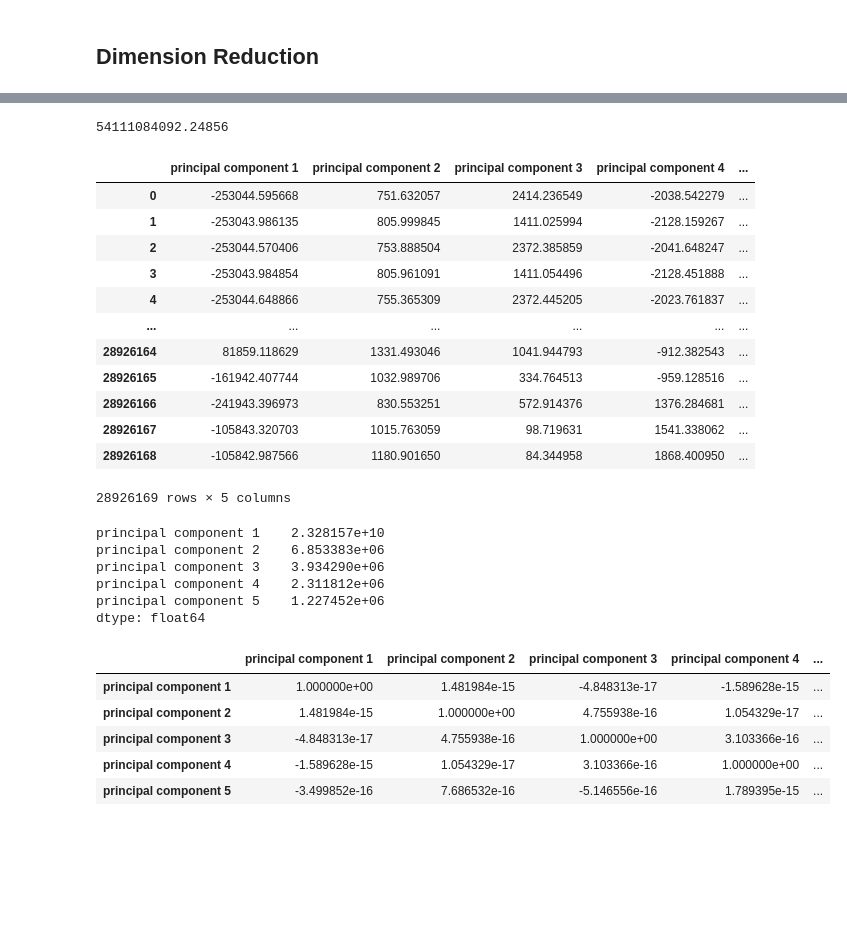
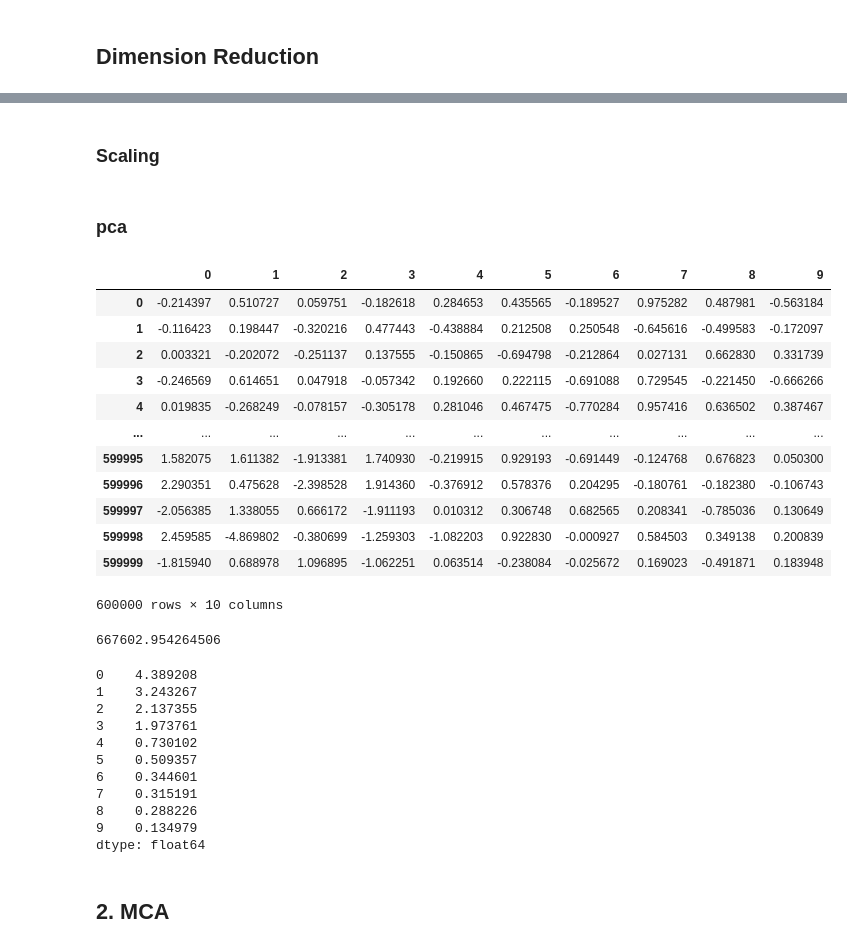
Before and after one commit to syunwi2/Flight_Delay_Prediction, a Jupyter notebook: MK_Fight_Dealy_Prediction.ipynb, the cells around one changed output, grey strips where cells are left out. Cells and saved outputs as stored; diff of their text form; code cells hidden in the pictures; blank space fills up the shorter version.

```diff
--- a/MK_Fight_Dealy_Prediction.ipynb
+++ b/MK_Fight_Dealy_Prediction.ipynb
@@ -298,41 +302,49 @@ x = df.drop(['Cancelled', 'DepDelay'], axis=1)
+# %%
+features = ['CRSDepTime', 'DepTime', 'ArrTime', 'AirTime', 'CRSElapsedTime', 'ActualElapsedTime', 'Distance', 'Year', 'Month', 'DayofMonth', 'TaxiOut', 'WheelsOff', 'WheelsOn', 'TaxiIn', 'CRSArrTime']
 # %%
-x.values.var()
+x = df.loc[:, features].values
-# %% [output]
-54111084092.24856
+# %% [markdown]
+### Scaling
+# %%
+x = RobustScaler().fit_transform(x)
+# %% [markdown]
+### pca
 # %%
-pca = PCA(n_components=5)
+pca = PCA(n_components=10)
 principalComponents = pca.fit_transform(x)
-principalDf = pd.DataFrame(data = principalComponents, columns = ['principal component 1', 'principal component 2','principal component 3','principal component 4','principal component 5'])
+principalDf = pd.DataFrame(data = principalComponents)
 principalDf
 # %% [output]
-|  | principal component 1 | principal component 2 | principal component 3 | principal component 4 | ... |
-| 0 | -253044.595668 | 751.632057 | 2414.236549 | -2038.542279 | ... |
-| 1 | -253043.986135 | 805.999845 | 1411.025994 | -2128.159267 | ... |
-| 2 | -253044.570406 | 753.888504 | 2372.385859 | -2041.648247 | ... |
-| 3 | -253043.984854 | 805.961091 | 1411.054496 | -2128.451888 | ... |
-| 4 | -253044.648866 | 755.365309 | 2372.445205 | -2023.761837 | ... |
-| ... | ... | ... | ... | ... | ... |
-| 28926164 | 81859.118629 | 1331.493046 | 1041.944793 | -912.382543 | ... |
-| 28926165 | -161942.407744 | 1032.989706 | 334.764513 | -959.128516 | ... |
-| 28926166 | -241943.396973 | 830.553251 | 572.914376 | 1376.284681 | ... |
-| 28926167 | -105843.320703 | 1015.763059 | 98.719631 | 1541.338062 | ... |
-| 28926168 | -105842.987566 | 1180.901650 | 84.344958 | 1868.400950 | ... |
+|  | 0 | 1 | 2 | 3 | 4 | 5 | 6 | 7 | 8 | 9 |
+| 0 | -0.214397 | 0.510727 | 0.059751 | -0.182618 | 0.284653 | 0.435565 | -0.189527 | 0.975282 | 0.487981 | -0.563184 |
+| 1 | -0.116423 | 0.198447 | -0.320216 | 0.477443 | -0.438884 | 0.212508 | 0.250548 | -0.645616 | -0.499583 | -0.172097 |
+| 2 | 0.003321 | -0.202072 | -0.251137 | 0.137555 | -0.150865 | -0.694798 | -0.212864 | 0.027131 | 0.662830 | 0.331739 |
+| 3 | -0.246569 | 0.614651 | 0.047918 | -0.057342 | 0.192660 | 0.222115 | -0.691088 | 0.729545 | -0.221450 | -0.666266 |
+| 4 | 0.019835 | -0.268249 | -0.078157 | -0.305178 | 0.281046 | 0.467475 | -0.770284 | 0.957416 | 0.636502 | 0.387467 |
+| ... | ... | ... | ... | ... | ... | ... | ... | ... | ... | ... |
+| 599995 | 1.582075 | 1.611382 | -1.913381 | 1.740930 | -0.219915 | 0.929193 | -0.691449 | -0.124768 | 0.676823 | 0.050300 |
+| 599996 | 2.290351 | 0.475628 | -2.398528 | 1.914360 | -0.376912 | 0.578376 | 0.204295 | -0.180761 | -0.182380 | -0.106743 |
+| 599997 | -2.056385 | 1.338055 | 0.666172 | -1.911193 | 0.010312 | 0.306748 | 0.682565 | 0.208341 | -0.785036 | 0.130649 |
+| 599998 | 2.459585 | -4.869802 | -0.380699 | -1.259303 | -1.082203 | 0.922830 | -0.000927 | 0.584503 | 0.349138 | 0.200839 |
+| 599999 | -1.815940 | 0.688978 | 1.096895 | -1.062251 | 0.063514 | -0.238084 | -0.025672 | 0.169023 | -0.491871 | 0.183948 |
-28926169 rows × 5 columns
+600000 rows × 10 columns
+# %%
+df.loc[:, features].values.var()
+# %% [output]
+667602.954264506
 # %%
 principalDf.var()
 # %% [output]
-principal component 1    2.328157e+10
-principal component 2    6.853383e+06
-principal component 3    3.934290e+06
-principal component 4    2.311812e+06
-principal component 5    1.227452e+06
+0    4.389208
+1    3.243267
+2    2.137355
+3    1.973761
+4    0.730102
+5    0.509357
+6    0.344601
+7    0.315191
+8    0.288226
+9    0.134979
 dtype: float64
-# %%
-principalDf.corr()
-# %% [output]
-|  | principal component 1 | principal component 2 | principal component 3 | principal component 4 | ... |
-| principal component 1 | 1.000000e+00 | 1.481984e-15 | -4.848313e-17 | -1.589628e-15 | ... |
-| principal component 2 | 1.481984e-15 | 1.000000e+00 | 4.755938e-16 | 1.054329e-17 | ... |
-| principal component 3 | -4.848313e-17 | 4.755938e-16 | 1.000000e+00 | 3.103366e-16 | ... |
-| principal component 4 | -1.589628e-15 | 1.054329e-17 | 3.103366e-16 | 1.000000e+00 | ... |
-| principal component 5 | -3.499852e-16 | 7.686532e-16 | -5.146556e-16 | 1.789395e-15 | ... |
+# %% [markdown]
+## 2. MCA
```
Also changed, not shown: parts of 6 cells of this notebook.
